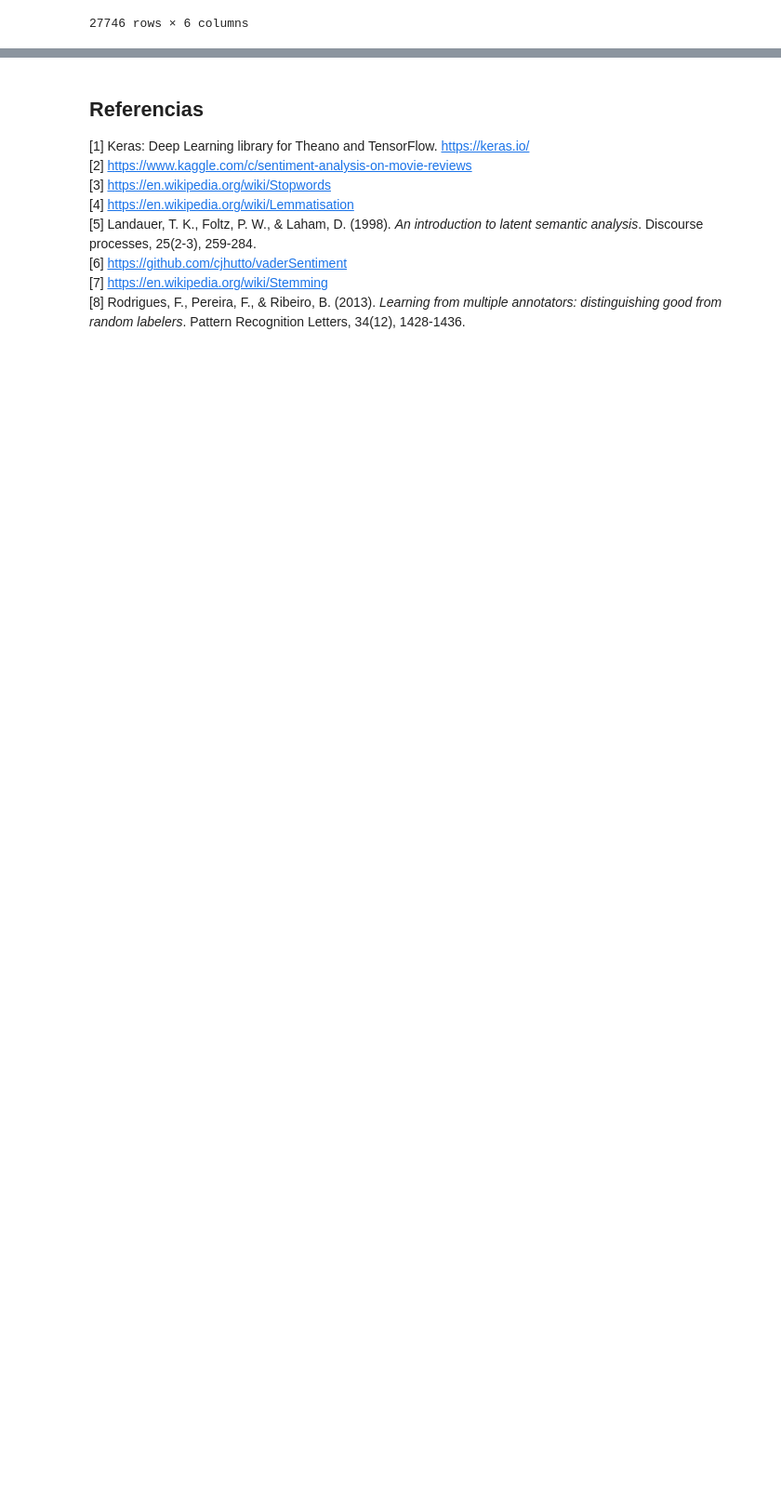
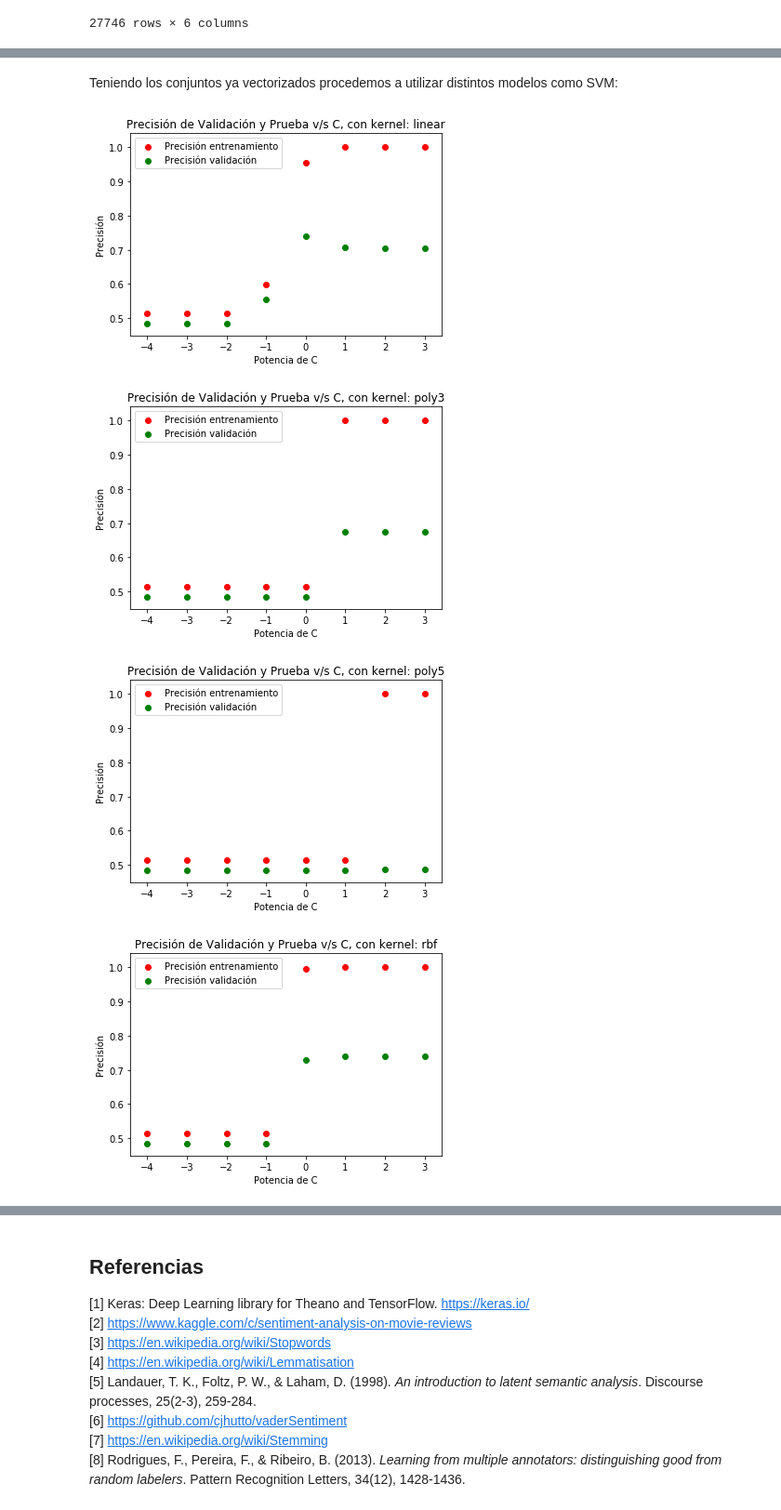
Before and after one commit to godinezseba/Tarea-2-MachineLearning, a Jupyter notebook: Sección 2/Sección 2.ipynb, the cells around one changed output, grey strips where cells are left out. Shown at 93% size. Cells and saved outputs as stored; diff of their text form; code cells hidden in the pictures; blank space fills up the shorter version.

Commit message:
replanteamiento de la creacion de los conjuntos

```diff
--- a/Sección 2/Sección 2.ipynb
+++ b/Sección 2/Sección 2.ipynb
@@ -107,8 +121,8 @@ text = df["Input.stemmed_sent"]
 # separamos en conjunto de pruebas y conjunto de validacion
 from sklearn.model_selection import train_test_split
 text_train, text_val, labels_train, labels_val  = train_test_split(text,
-                                                                   labels_person, test_size= int(text.shape[0]*0.3),
+                                                                   labels_person, test_size= int(len(text)*0.3),
                                                                    random_state=0)
 
-print(f"Tamaño conjunto entrenamiento: {text_train.shape} \nTamaño conjunto validacion: {text_val.shape}")
+print(f"Tamaño conjunto entrenamiento: {len(text_train)} \nTamaño conjunto validacion: {len(text_val)}")
 # %% [output]
@@ -116,0 +133,13 @@ Tamaño conjunto validacion: (8323,)
+# %%
+from sklearn.feature_extraction.text import CountVectorizer
+
+vectorizer = CountVectorizer(ngram_range=(1, 1), binary=False) #TF representation
+vectorizer.fit(text_train)
+vectorizer.transform(text_train)
+
+#transform val and test
+# se transforma a partir del fit hecho por la data de training
+features_train_count = vectorizer.transform(text_train)
+features_val_count = vectorizer.transform(text_val)
+
+print(f"Tamaño con CountVector: {features_train_count.shape}" )
@@ -138,3 +178,58 @@ with open(GLOVE_FILE) as file:
         values = line.split()
         embeddings_index[values[0]] = np.asarray(values[1:], dtype='float32')
 #embeddings_index.get(word)
+# %% [markdown]
+Teniendo los conjuntos ya vectorizados procedemos a utilizar distintos modelos como SVM:
+# %%
+from sklearn.svm import SVC as SVM #SVC is for classification
+def do_SVM(x,y,xv,yv, param, kernel='linear', d = 3, probability=False):
+    #print("Param C= ",C, 'Kernel= ', kernel)
+    model= SVM()
+    if kernel == 'poly':
+        model.set_params(C=param,kernel=kernel, degree = d, gamma=0.5, probability=probability)
+    else:
+        model.set_params(C=param,kernel=kernel, probability=probability) #try rbf and linear at least
+    model.fit(x,y)
+    train_acc = model.score(x,y)
+    test_acc = model.score(xv,yv)
+    return model, train_acc, test_acc
+
+kernels = ['linear', 'poly3', 'poly5', 'rbf', 'sigmoid']
+Cs = [10**int(i) for i in np.arange(-4,4)]
+
+for kernel in kernels:
+    trains_acc = list()
+    tests_acc = list()
+    for c in Cs:
+        if 'poly' in kernel:
+            _, train_acc, test_acc = do_SVM(features_train_tfid,
+                                           labels_train,
+                                           features_val_tfid,
+                                           labels_val,
+                                           param= c,
+                                           kernel='poly',
+                                           d=int(kernel[-1])) # grado de ser polinomio
+        else:
+            _, train_acc, test_acc = do_SVM(features_train_tfid,
+                                           labels_train,
+                                           features_val_tfid,
+                                           labels_val,
+                                           param= c,
+                                           kernel=kernel)
+        trains_acc.append(train_acc)
+        tests_acc.append(test_acc)
+
+    fig, ax = plt.subplots()
+    ax.scatter(np.arange(-4,4), trains_acc, color='red', label="Precisión entrenamiento")
+    ax.scatter(np.arange(-4,4), tests_acc, color='green', label="Precisión validación")
+    ax.legend(loc='best')
+    ax.set_xlabel("Potencia de C")
+    ax.set_ylabel("Precisión")
+    ax.set_title(f"Precisión de Validación y Prueba v/s C, con kernel: {kernel}")
+
+plt.show()
+# %% [output]
+[figure, added]
+[figure, added]
+[figure, added]
+[figure, added]
```
Also changed, not shown: parts of 11 cells of this notebook.
